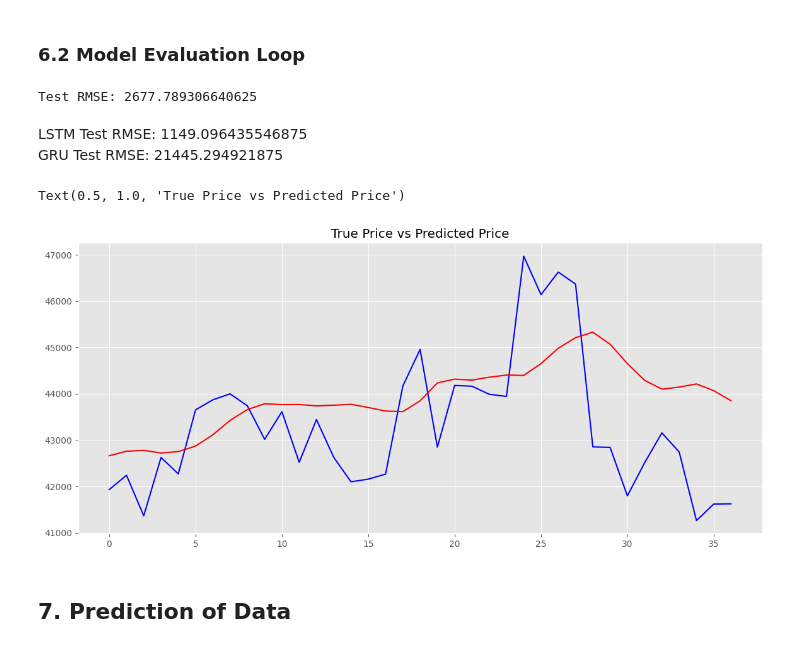
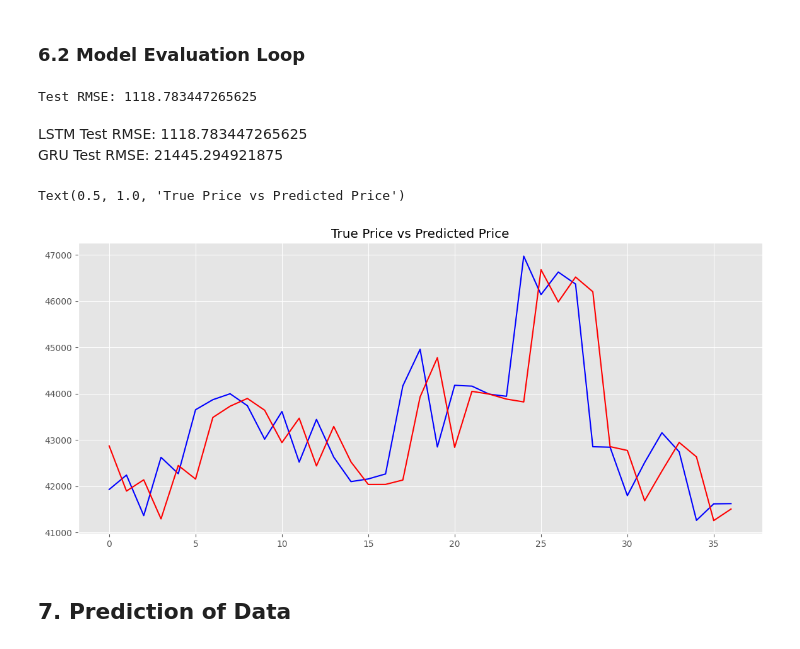
Before and after one commit to ArovaSyams/Bitcoin-Price-Prediction-with-LSTM, a Jupyter notebook: Notebook.ipynb, the cells around one changed output. Saved outputs shown, nothing was run; the diff lists cells and outputs as text; code cells hidden in the pictures.

Commit message:
update scaler and reverse method and repair model

```diff
--- a/Notebook.ipynb
+++ b/Notebook.ipynb
@@ -318,0 +263,9 @@ test_loader = DataLoader(dataset_test, batch_size=64, shuffle=False)
+# %%
+# change to tensor
+X_train_tensor = torch.tensor(X_train_scaled).float()
+y_train_tensor = torch.tensor(y_train_scaled).float()
+X_test_tensor = torch.tensor(X_test_scaled).float()
+y_test_tensor = torch.tensor(y_test_scaled).float()
+
+# check the shape of X_train_tensor, y_train_tensor, X_test_tensor, y_test_tensor
+X_train_tensor.shape, y_train_tensor.shape, X_test_tensor.shape, y_test_tensor.shape
@@ -319,3 +279,11 @@ test_loader = DataLoader(dataset_test, batch_size=64, shuffle=False)
+# %%
+# make train andt test dataset
+train_dataset = TensorDataset(X_train_tensor, y_train_tensor)
+test_dataset = TensorDataset(X_test_tensor, y_test_tensor)
+# %%
+# make dataloader
+train_loader = DataLoader(train_dataset, batch_size=64, shuffle=True)
+test_loader = DataLoader(test_dataset, batch_size=64, shuffle=False)
 # %% [markdown]
 ## 6. Modelling using LSTM / GRU
 # %%
@@ -393,7 +361,7 @@ Epoch 100/100, Loss: 0.0067
 # %% [markdown]
 ### 6.2 Model Evaluation Loop
 # %%
-mse = torchmetrics.MeanSquaredError()
+# mse = torchmetrics.MeanSquaredError()
 
 # set the model to evaluation mode
 lstm.eval()
@@ -403,26 +371,26 @@ with torch.no_grad():
         seqs = seqs.view(seqs.size(0), seqs.size(1), 1)
         y_pred_log = lstm(seqs, num_layers=2, hidden_size=64)
         # invers log transformation
-        y_pred = torch.expm1(y_pred_log)
-        y_true = torch.expm1(labels.view(-1, 1))
-        mse(y_pred, y_true)
+        y_pred = scaler_y.inverse_transform(y_pred_log.detach().cpu().numpy())
+        y_true = scaler_y.inverse_transform(labels.view(-1, 1).cpu().numpy())
+        rmse = root_mean_squared_error(y_pred, y_true)
 
-rmse = torch.sqrt(mse.compute())
+#rmse = sklearn.sqrt(mse.nump)
 print(f"Test RMSE: {rmse}")
 # %% [output]
-Test RMSE: 2677.789306640625
+Test RMSE: 1118.783447265625
 # %% [markdown]
-LSTM Test RMSE: 1149.096435546875
+LSTM Test RMSE: 1118.783447265625
 GRU Test RMSE: 21445.294921875
 # %%
 # plot y_pred and y_true
 plt.figure(figsize=(14, 6))
-plt.plot(y_true.numpy(), label='True Price', color='blue')
-plt.plot(y_pred.numpy(), label='Predicted Price', color='red')
+plt.plot(y_true, label='True Price', color='blue')
+plt.plot(y_pred, label='Predicted Price', color='red')
 plt.title('True Price vs Predicted Price')
 # %% [output]
 Text(0.5, 1.0, 'True Price vs Predicted Price')
-[figure, old version]
+[figure, new version]
 # %% [markdown]
 ## 7. Prediction of Data
 # %%
```
Also changed, not shown: parts of 12 cells of this notebook.
